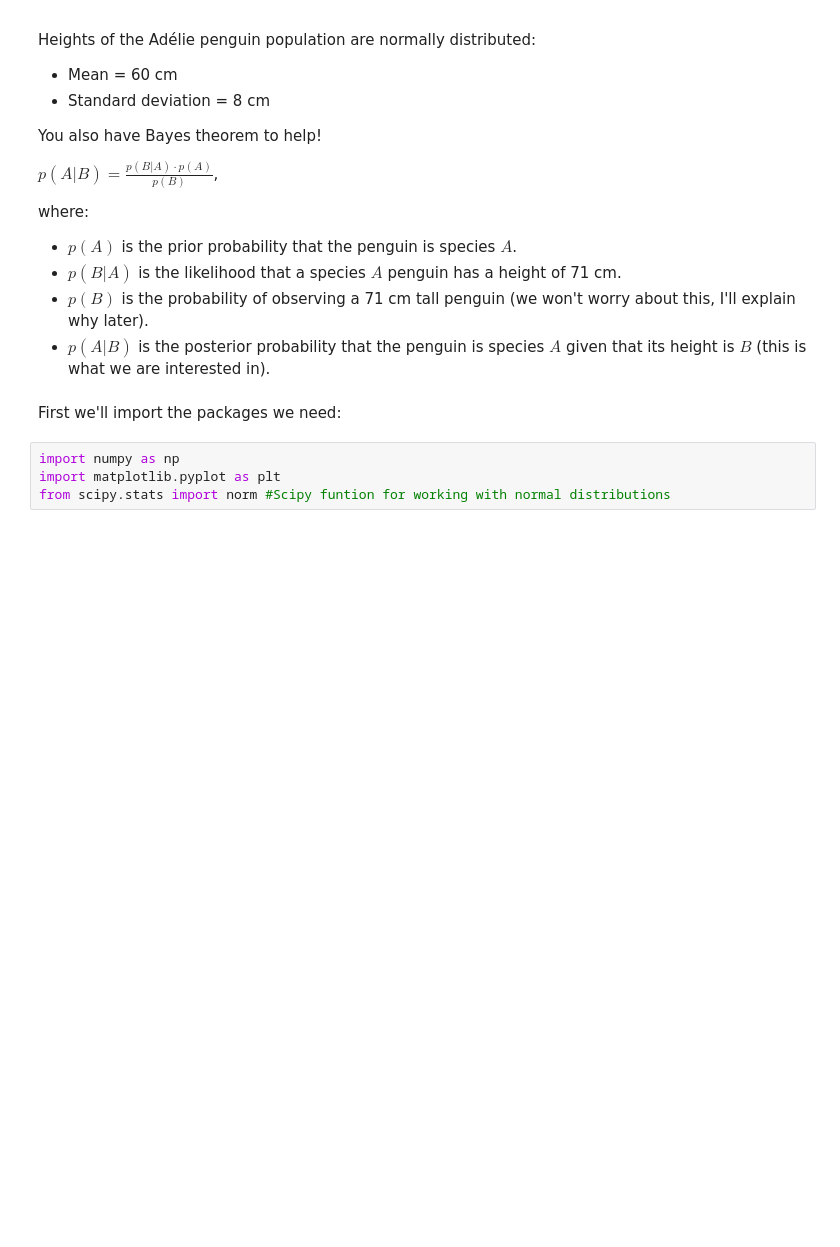
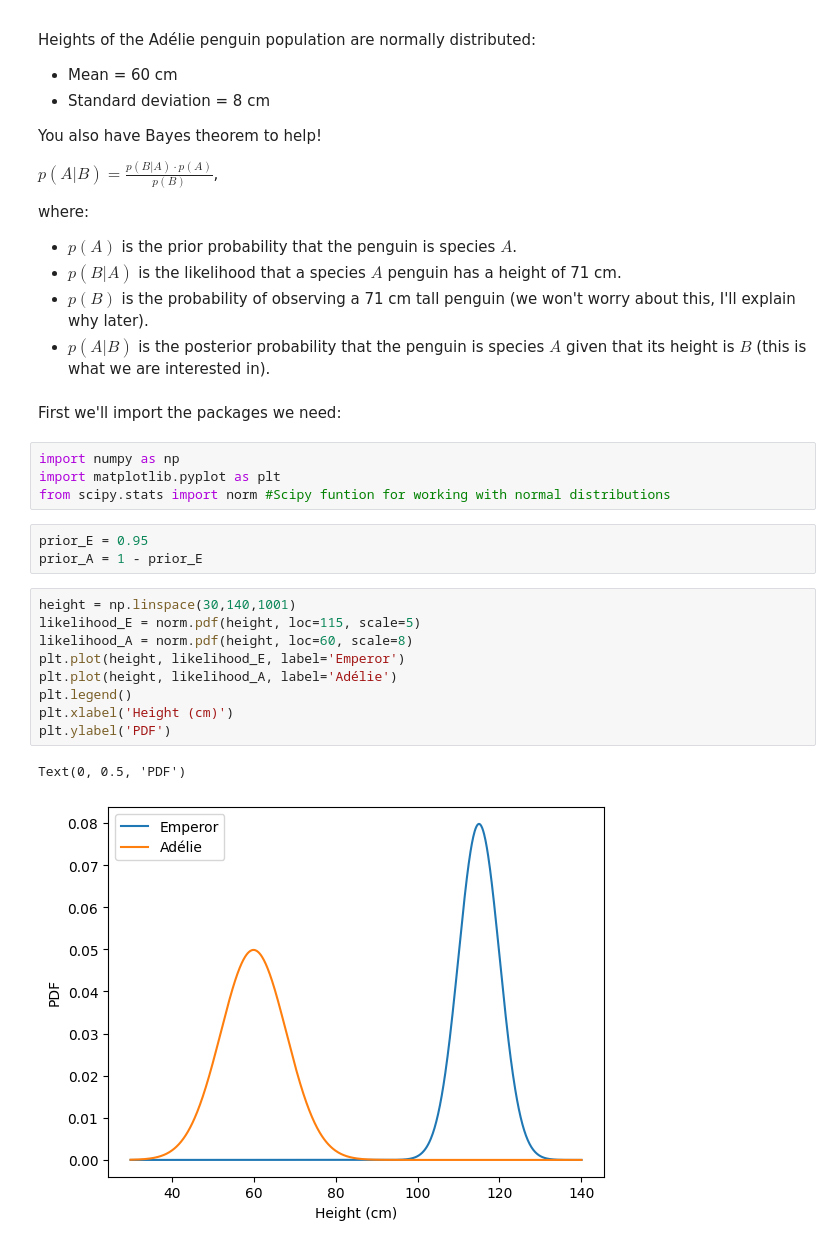
Before and after one commit to JBorean11/EMSC2010-W7-L1, a Jupyter notebook: EMSC2010_W7_L1_NB1_u7926254.ipynb, the cells around one changed output. Cells and saved outputs as stored; diff of their text form; blank space fills up the shorter version.

```diff
--- a/EMSC2010_W7_L1_NB1_u7926254.ipynb
+++ b/EMSC2010_W7_L1_NB1_u7926254.ipynb
@@ -36,3 +36,18 @@ First we'll import the packages we need:
 import numpy as np
 import matplotlib.pyplot as plt
 from scipy.stats import norm #Scipy funtion for working with normal distributions
+# %%
+prior_E = 0.95
+prior_A = 1 - prior_E
+# %%
+height = np.linspace(30,140,1001)
+likelihood_E = norm.pdf(height, loc=115, scale=5)
+likelihood_A = norm.pdf(height, loc=60, scale=8)
+plt.plot(height, likelihood_E, label='Emperor')
+plt.plot(height, likelihood_A, label='Adélie')
+plt.legend()
+plt.xlabel('Height (cm)')
+plt.ylabel('PDF')
+# %% [output]
+Text(0, 0.5, 'PDF')
+[figure, added]
```
Also changed, not shown: parts of 2 cells of this notebook.
